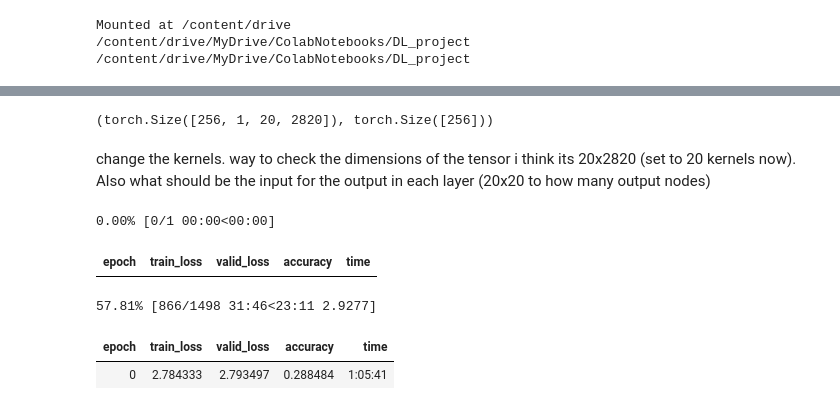
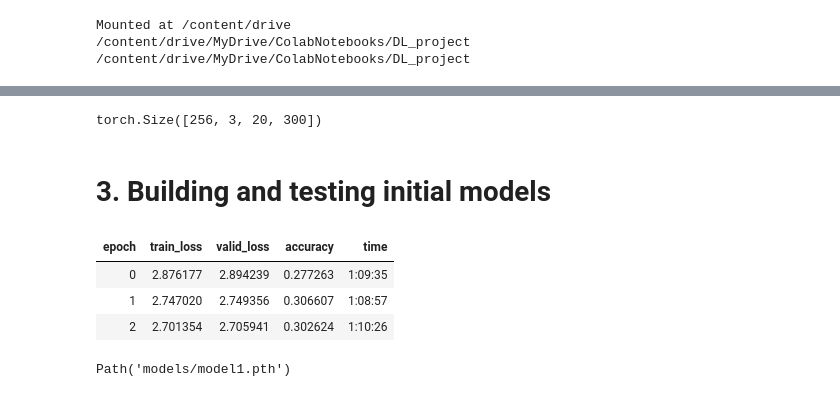
Before and after one commit to lphohmann/BINP37_DL_protein_classification, a Jupyter notebook: build_datablock.ipynb, the cells around one changed output, grey strips where cells are left out. Drawn from its saved outputs; the diff is of its cells as text; code cells hidden in the pictures.

```diff
--- a/build_datablock.ipynb
+++ b/build_datablock.ipynb
@@ -33,7 +46,7 @@ Mounted at /content/drive
 # read in my data from which training and validation set will be created
 trainval = pd.read_csv('trainval.csv', low_memory=False)
 # %%
-# defining functions required for building the DataBlock
+# defining functions required for correctly loading the data
 # one hot encoding function
 from sklearn.preprocessing import OneHotEncoder
 def OH_enc(seq: str):
@@ -41,8 +54,9 @@ def OH_enc(seq: str):
     cats = ['K', 'D', 'N', 'E', 'R', 'A', 'T', 'L', 'I', 'Q', 'C', 'F', 'G', 'W', 'M', 'S', 'H', 'P', 'V', 'Y']
     cat_array = np.array(sorted(cats), ndmin=1) #
     # get seq into array
-    seq_array = np.array(list(seq))
-    #one hot encode the sequence
+    trunc_seq = seq[:300] # truncate sequences longer than 300
+    seq_array = np.array(list(trunc_seq))
+    # one hot encode the sequence
     onehot_encoder = OneHotEncoder(categories=[cat_array],sparse=False,handle_unknown='ignore')
     onehot_encoded_seq = onehot_encoder.fit_transform(seq_array.reshape(len(seq_array), 1))
     return np.transpose(onehot_encoded_seq)
@@ -57,12 +71,12 @@ def pad_along_axis(array: np.ndarray, target_length: int, axis: int = 0):
     return np.pad(array, pad_width=npad, mode='constant', constant_values=0)
 
 # combine in one function
-def main_item_tfms(seq): # added -> None because the tensor shape later is 1,2820 and i think it should be 20,2820
+def main_item_tfms(seq):
     enc_seq = OH_enc(seq)
-    pad_encseq_array = pad_along_axis(enc_seq,2820,1)
+    pad_encseq_array = pad_along_axis(enc_seq,300,1) # pad to length 300, has to match seq truncate length
     return pad_encseq_array
 
-# categorize function
+# categorize transform
 tcat = Categorize(vocab=['K00024', 'K00121', 'K00122', 'K00123', 'K00124', 'K00126',
        'K00127', 'K00148', 'K00169', 'K00170', 'K00171', 'K00172',
        'K00194', 'K00196', 'K00197', 'K00198', 'K00200', 'K00201',
@@ -74,19 +88,18 @@ tcat = Categorize(vocab=['K00024', 'K00121', 'K00122', 'K00123', 'K00124', 'K001
        'K13039', 'K13788', 'K14067', 'K14080', 'K14083', 'K14940',
        'K14941', 'K15228', 'K15229', 'K18277'])
 
-# questoin, do i have to also apply the ToTensor()? https://docs.fast.ai/tutorial.pets.html
-# -> answer : I think ToTensor() is always applied, like to float tensor
+# to tensor transform and int to float tensor transform (possibly not neccessary due to always being applied)
 tconv = ToTensor()
-# try to add this as well (add a batch_tfms (or after_batch_tfms) line to DataBlock)
+tofloat = IntToFloatTensor()
+# Note: possibly add normalize transform to batch transforms
 #batch_tfms = [IntToFloatTensor(), Normalize.from_stats(mean,std)]
-tofloat = IntToFloatTensor()
 
-# get_x and y by specifying column in dataframe
+# get x and y by specifying column in dataframe
 def get_y(r): return tcat(r['Knum']) # apply the categorize trasnform
 
-# maybe add another dimension here, which is the number of channels (later needed)
 def get_x(r): # apply the one hot encoding and padding function
-    return np.expand_dims(main_item_tfms(r['Seq']),0) # this should add a dimension at 0
+    #return np.expand_dims(main_item_tfms(r['Seq']),0) # this should add a dimension at 0 leading to shape ([256, 1, 20, 300])
+    return np.broadcast_to(np.expand_dims(main_item_tfms(r['Seq']),0), (3, 20, 300)).copy() # this adds 3 channel dimensions by repeating the values giving shape ([256, 3, 20, 300])
 
 # building the datablock
 dblock = DataBlock(
@@ -96,6 +109,3 @@ dblock = DataBlock(
                  item_tfms = tconv,
                  batch_tfms = tofloat
                  )
-
-# checking it
-#dblock.summary(trainval)
@@ -112,23 +121,15 @@ x,y = dls.one_batch()
 #y # these should be the targets
 #x # and these the encoded sequences
 
-# check the shape
-x.shape, y.shape # torch.Size([256, 1, 20, 2820]), batch size,channel,height, width
-#type(x)#, type(y)
-#  Conv2d layers expect input with the shape (n_samples, channels, height, width)
-# e.g., (1000, 1, 224, 224) so add a channel dimension in get_x
-# tensor = tensor.unsqueeze(1)  # adds a dimensions at the specified index.
+# check the shape --> Conv2d layers expect input with the shape (n_samples, channels, height, width)
+x.shape # torch.Size([256, 3, 20, 300])
 # %% [output]
-(torch.Size([256, 1, 20, 2820]), torch.Size([256]))
+torch.Size([256, 3, 20, 300])
-# %% [markdown]
-change the kernels.
-way to check the dimensions of the tensor
-i think its 20x2820 (set to 20 kernels now). Also what should be the input for the output in each layer (20x20 to how many output nodes)
 # %%
-# monkey patch attempt
+# monkey patch to solve error arising from dls changeing tensor type
 def _conv_forward(self, input, weight):
-    input= input.type(torch.FloatTensor)
-    input= input.cuda()
+    input= input.type(torch.FloatTensor).cuda() # added this line to change the tensor type
+    #input= input.cuda()
     if self.padding_mode != 'zeros':
         return F.conv2d(F.pad(input, self._reversed_padding_repeated_twice, mode=self.padding_mode),
                         weight, self.bias, self.stride,
@@ -138,37 +139,38 @@ def _conv_forward(self, input, weight):
 
 # replace in the module
 nn.Conv2d._conv_forward = _conv_forward
+# %% [markdown]
+# 3. Building and testing initial models
 # %%
 # model 3
 # alt. cov function with batchnorm layer
 def conv(ni, nf, ks=(21, 9), act=True): # i think a non square kernel makes more sense
     # note: better to apply different stride (e.g. (2,1))?
     layers = [nn.Conv2d(ni, nf, stride=2, kernel_size=ks, padding=(ks[0]//2,ks[1]//2))] # (3, 5), stride=(2, 1), padding=(4, 2) # padding=ks//2)
     layers.append(nn.BatchNorm2d(nf))
     if act: layers.append(nn.ReLU())
     return nn.Sequential(*layers)
 # the model
 def simple_cnn():
     return sequential(  # start
         conv(1 ,8), # 1 input channel, 8 convolutions
         conv(8 ,16),
         conv(16,32),
         conv(32,64),
         conv(64,128),
         conv(128,58, act=False),
         Flatten(),
     )
 # fit
 def fit(epochs=1, lr=0.06):
     learn = Learner(dls, simple_cnn(), loss_func=F.cross_entropy,
                         metrics=accuracy, cbs=ActivationStats(with_hist=True))
     learn.fit_one_cycle(epochs, lr) # make training more stable with fit_one_cycle
     return learn
 # fit the model
-learn = fit()
+learn = fit(epochs=3)
 # %% [output]
-0.00% [0/1 00:00<00:00]
 | epoch | train_loss | valid_loss | accuracy | time |
+| 0 | 2.876177 | 2.894239 | 0.277263 | 1:09:35 |
+| 1 | 2.747020 | 2.749356 | 0.306607 | 1:08:57 |
+| 2 | 2.701354 | 2.705941 | 0.302624 | 1:10:26 |
-57.81% [866/1498 31:46<23:11 2.9277]
-| epoch | train_loss | valid_loss | accuracy | time |
-| 0 | 2.784333 | 2.793497 | 0.288484 | 1:05:41 |
@@ -174,0 +179,4 @@ learn = fit()
+# %%
+learn.save('model1')
+# %% [output]
+Path('models/model1.pth')
```
Also changed, not shown: parts of 56 cells of this notebook.
